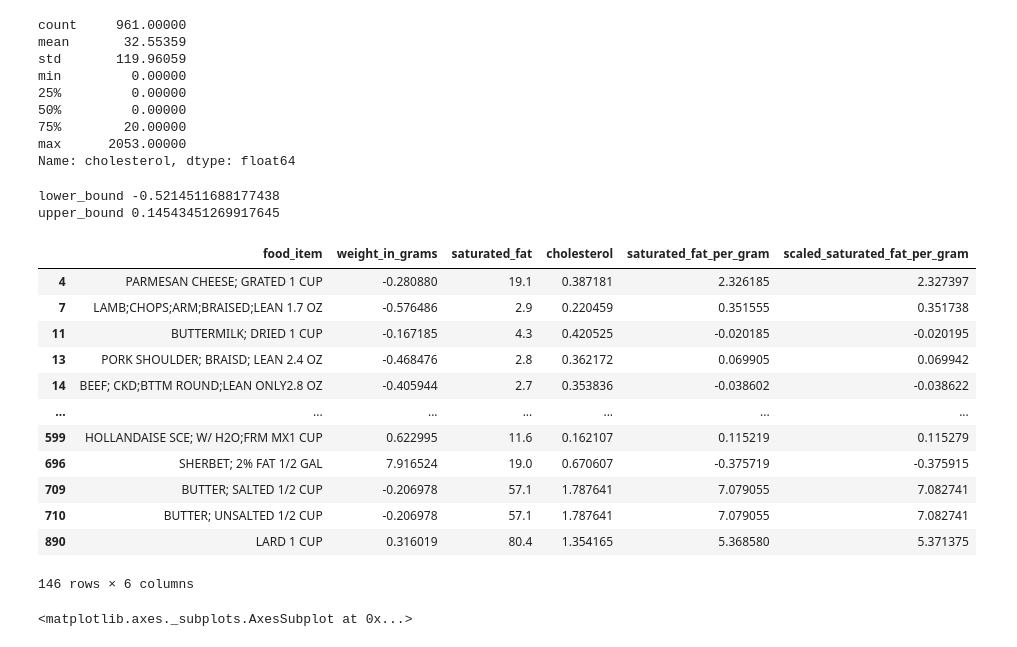
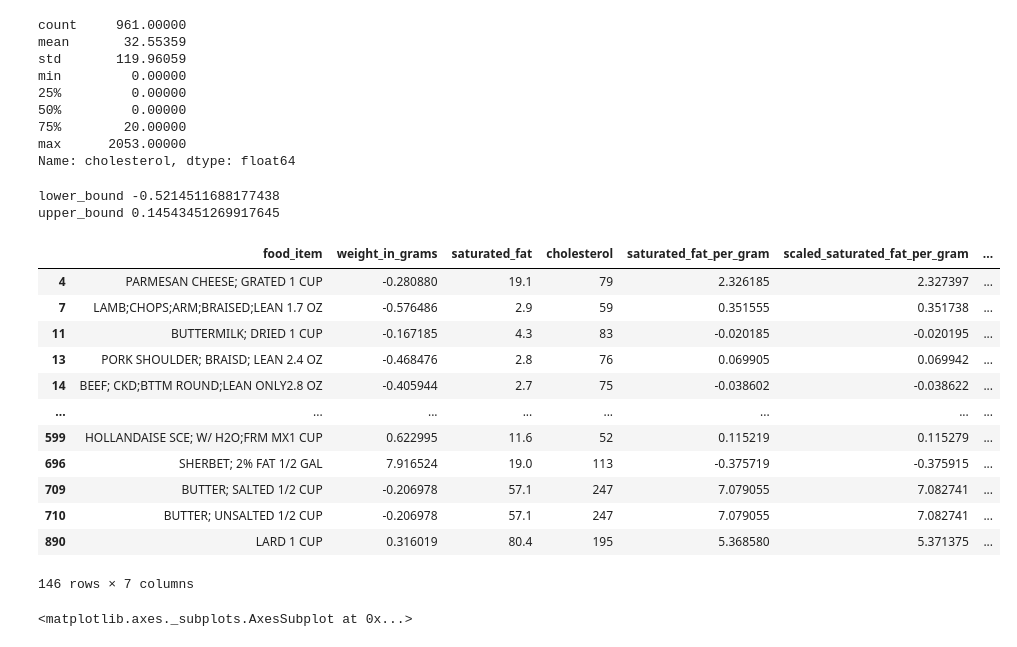
Before and after one commit to sg758253/IDS, a Jupyter notebook: HW4/problem2_python.ipynb, the cells around one changed output. Drawn from its saved outputs; the diff is of its cells as text; code cells hidden in the pictures.

```diff
--- a/HW4/problem2_python.ipynb
+++ b/HW4/problem2_python.ipynb
@@ -240,31 +240,31 @@ Name: cholesterol, dtype: float64
 # %%
 mean = df.cholesterol.mean()
 std = df.cholesterol.std()
-df.cholesterol = (df.cholesterol-mean)/std
+df['cholesterol1'] = (df.cholesterol-mean)/std
 
-q1,q3 = np.percentile(df.cholesterol,[25,75])
+q1,q3 = np.percentile(df.cholesterol1,[25,75])
 IQR = q3-q1
 IQR
 #lower and upper bound of outliers
 lower_bound=q1-(1.5 * IQR)
 upper_bound=q3 +(1.5 * IQR)
 print('lower_bound',lower_bound)
 print('upper_bound',upper_bound)
-df.loc[(df.cholesterol<lower_bound) | (df.cholesterol> upper_bound)]
+df.loc[(df.cholesterol1<lower_bound) | (df.cholesterol1> upper_bound)]
 # %% [output]
 lower_bound -0.5214511688177438
 upper_bound 0.14543451269917645
-|  | food_item | weight_in_grams | saturated_fat | cholesterol | saturated_fat_per_gram | scaled_saturated_fat_per_gram |
-| 4 | PARMESAN CHEESE; GRATED 1 CUP | -0.280880 | 19.1 | 0.387181 | 2.326185 | 2.327397 |
-| 7 | LAMB;CHOPS;ARM;BRAISED;LEAN 1.7 OZ | -0.576486 | 2.9 | 0.220459 | 0.351555 | 0.351738 |
-| 11 | BUTTERMILK; DRIED 1 CUP | -0.167185 | 4.3 | 0.420525 | -0.020185 | -0.020195 |
-| 13 | PORK SHOULDER; BRAISD; LEAN 2.4 OZ | -0.468476 | 2.8 | 0.362172 | 0.069905 | 0.069942 |
-| 14 | BEEF; CKD;BTTM ROUND;LEAN ONLY2.8 OZ | -0.405944 | 2.7 | 0.353836 | -0.038602 | -0.038622 |
-| ... | ... | ... | ... | ... | ... | ... |
-| 599 | HOLLANDAISE SCE; W/ H2O;FRM MX1 CUP | 0.622995 | 11.6 | 0.162107 | 0.115219 | 0.115279 |
-| 696 | SHERBET; 2% FAT 1/2 GAL | 7.916524 | 19.0 | 0.670607 | -0.375719 | -0.375915 |
-| 709 | BUTTER; SALTED 1/2 CUP | -0.206978 | 57.1 | 1.787641 | 7.079055 | 7.082741 |
-| 710 | BUTTER; UNSALTED 1/2 CUP | -0.206978 | 57.1 | 1.787641 | 7.079055 | 7.082741 |
-| 890 | LARD 1 CUP | 0.316019 | 80.4 | 1.354165 | 5.368580 | 5.371375 |
+|  | food_item | weight_in_grams | saturated_fat | cholesterol | saturated_fat_per_gram | scaled_saturated_fat_per_gram | ... |
+| 4 | PARMESAN CHEESE; GRATED 1 CUP | -0.280880 | 19.1 | 79 | 2.326185 | 2.327397 | ... |
+| 7 | LAMB;CHOPS;ARM;BRAISED;LEAN 1.7 OZ | -0.576486 | 2.9 | 59 | 0.351555 | 0.351738 | ... |
+| 11 | BUTTERMILK; DRIED 1 CUP | -0.167185 | 4.3 | 83 | -0.020185 | -0.020195 | ... |
+| 13 | PORK SHOULDER; BRAISD; LEAN 2.4 OZ | -0.468476 | 2.8 | 76 | 0.069905 | 0.069942 | ... |
+| 14 | BEEF; CKD;BTTM ROUND;LEAN ONLY2.8 OZ | -0.405944 | 2.7 | 75 | -0.038602 | -0.038622 | ... |
+| ... | ... | ... | ... | ... | ... | ... | ... |
+| 599 | HOLLANDAISE SCE; W/ H2O;FRM MX1 CUP | 0.622995 | 11.6 | 52 | 0.115219 | 0.115279 | ... |
+| 696 | SHERBET; 2% FAT 1/2 GAL | 7.916524 | 19.0 | 113 | -0.375719 | -0.375915 | ... |
+| 709 | BUTTER; SALTED 1/2 CUP | -0.206978 | 57.1 | 247 | 7.079055 | 7.082741 | ... |
+| 710 | BUTTER; UNSALTED 1/2 CUP | -0.206978 | 57.1 | 247 | 7.079055 | 7.082741 | ... |
+| 890 | LARD 1 CUP | 0.316019 | 80.4 | 195 | 5.368580 | 5.371375 | ... |
-146 rows × 6 columns
+146 rows × 7 columns
 # %%
```
Also changed, not shown: parts of 2 cells of this notebook.
